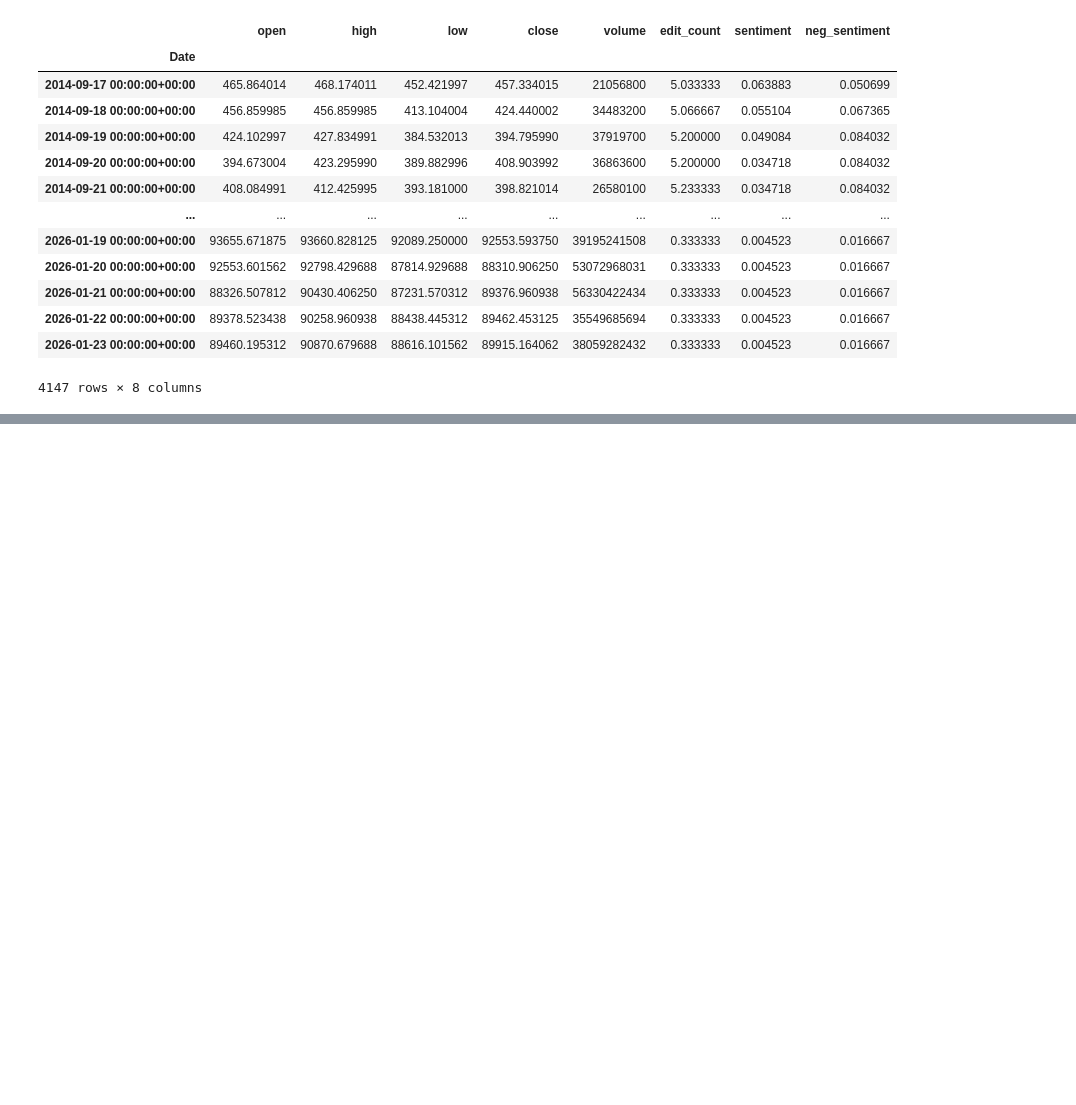
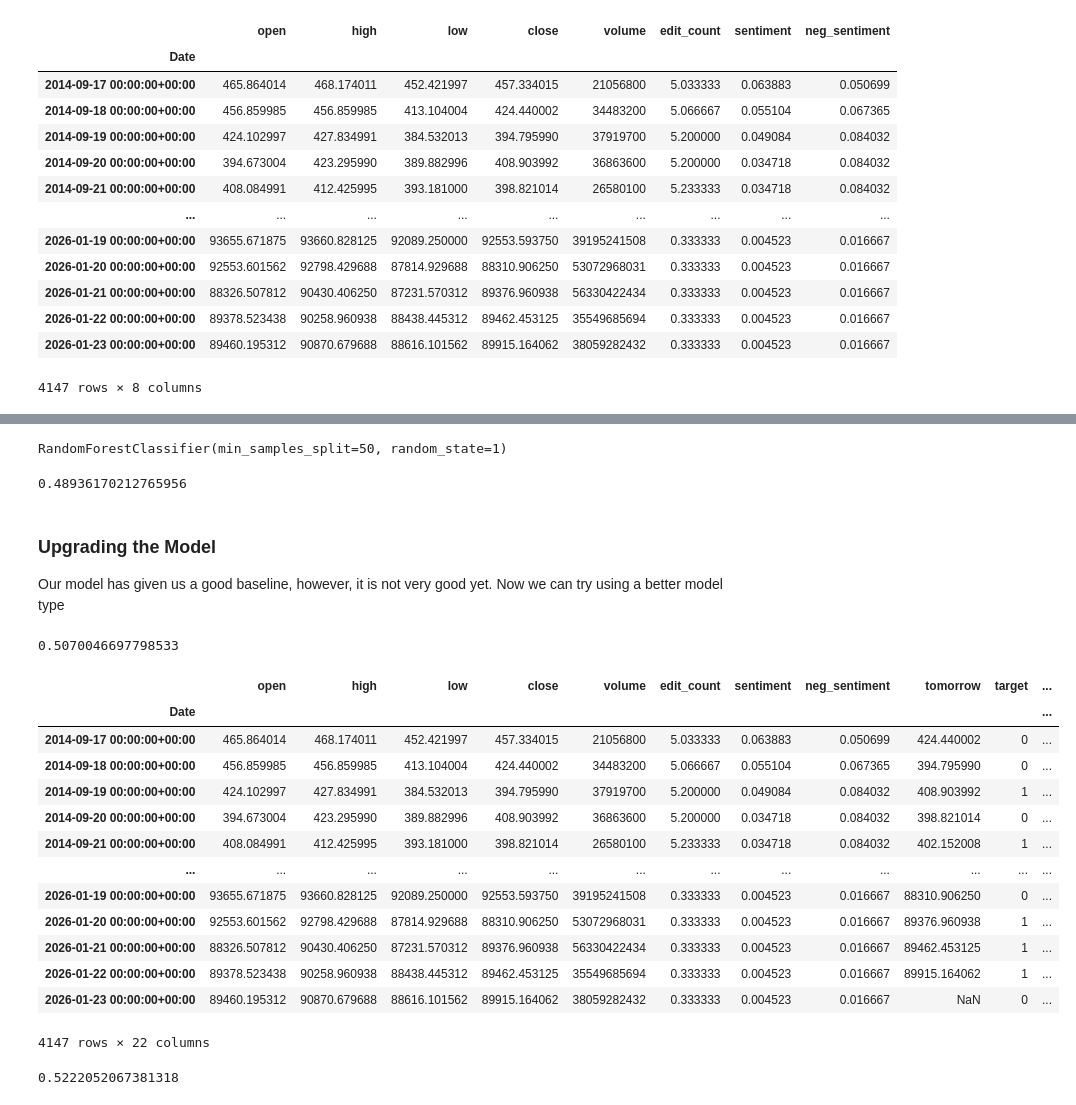
Before and after one commit to R1TE5H/ML_Projects, a Jupyter notebook: stock_predictor/Bitcoin_Predictor_1.ipynb, the cells around one changed output, grey strips where cells are left out. Cells and saved outputs as stored; diff of their text form; code cells hidden in the pictures; blank space fills up the shorter version.

```diff
--- a/stock_predictor/Bitcoin_Predictor_1.ipynb
+++ b/stock_predictor/Bitcoin_Predictor_1.ipynb
@@ -236,3 +236,5 @@ btc_data
 | 2026-01-22 00:00:00+00:00 | 89378.523438 | 90258.960938 | 88438.445312 | 89462.453125 | 35549685694 | 0.333333 | 0.004523 | 0.016667 |
 | 2026-01-23 00:00:00+00:00 | 89460.195312 | 90870.679688 | 88616.101562 | 89915.164062 | 38059282432 | 0.333333 | 0.004523 | 0.016667 |
 4147 rows × 8 columns
+# %%
+btc_data["tomorrow"] = btc_data["close"].shift(-1)
@@ -238,0 +258,2 @@ btc_data
+# %%
+btc_data["target"] = (btc_data["tomorrow"] > btc_data["close"]).astype(int)
@@ -238,0 +287,23 @@ btc_data
+# %%
+from sklearn.ensemble import RandomForestClassifier
+
+model = RandomForestClassifier(n_estimators=100, min_samples_split=50, random_state=1)
+train = btc_data.iloc[:-200]
+test = btc_data.iloc[-200:]
+
+
+features = ["close", "volume", "open", "high", "low", "edit_count", "sentiment", "neg_sentiment"]
+
+model.fit(train[features], train["target"])
+# %% [output]
+RandomForestClassifier(min_samples_split=50, random_state=1)
+# %%
+from sklearn.metrics import precision_score
+
+predictions = model.predict(test[features])
+predictions = pd.Series(predictions, index=test.index)
+
+precision = precision_score(test["target"], predictions)
+precision
+# %% [output]
+0.48936170212765956
@@ -238,0 +328,3 @@ btc_data
+# %% [markdown]
+### Upgrading the Model
+Our model has given us a good baseline, however, it is not very good yet. Now we can try using a better model type
@@ -238,0 +336,46 @@ btc_data
+# %%
+precision_score(predictions["target"], predictions["predictions"])
+# %% [output]
+0.5070046697798533
+# %%
+def compute_rolling(data):
+    horizons = [2, 7, 60, 365]
+    new_predictors = ["close", "sentiment", "neg_sentiment"]
+
+    for horizon in horizons:
+        rolling_averages = data.rolling(horizon, min_periods=1).mean()
+
+        ration_column = f"close_ration_{horizon}"
+        data[ration_column] = data["close"] / rolling_averages["close"]
+
+        edit_column = f"edit_{horizon}"
+        data[edit_column] = rolling_averages["edit_count"]
+
+        rolling = data.rolling(horizon, closed="left", min_periods=1).mean()
+
+        trend_column = f"trend_{horizon}"
+
+        data[trend_column] = rolling["target"]
+
+        new_predictors+= [ration_column, edit_column, trend_column]
+
+    return data, new_predictors
+# %%
+btc, new_predictors = compute_rolling(btc_data.copy())
+# %%
+btc
+# %% [output]
+|  | open | high | low | close | volume | edit_count | sentiment | neg_sentiment | tomorrow | target | ... |
+| Date |  |  |  |  |  |  |  |  |  |  | ... |
+| 2014-09-17 00:00:00+00:00 | 465.864014 | 468.174011 | 452.421997 | 457.334015 | 21056800 | 5.033333 | 0.063883 | 0.050699 | 424.440002 | 0 | ... |
+| 2014-09-18 00:00:00+00:00 | 456.859985 | 456.859985 | 413.104004 | 424.440002 | 34483200 | 5.066667 | 0.055104 | 0.067365 | 394.795990 | 0 | ... |
+| 2014-09-19 00:00:00+00:00 | 424.102997 | 427.834991 | 384.532013 | 394.795990 | 37919700 | 5.200000 | 0.049084 | 0.084032 | 408.903992 | 1 | ... |
+| 2014-09-20 00:00:00+00:00 | 394.673004 | 423.295990 | 389.882996 | 408.903992 | 36863600 | 5.200000 | 0.034718 | 0.084032 | 398.821014 | 0 | ... |
+| 2014-09-21 00:00:00+00:00 | 408.084991 | 412.425995 | 393.181000 | 398.821014 | 26580100 | 5.233333 | 0.034718 | 0.084032 | 402.152008 | 1 | ... |
+| ... | ... | ... | ... | ... | ... | ... | ... | ... | ... | ... | ... |
+| 2026-01-19 00:00:00+00:00 | 93655.671875 | 93660.828125 | 92089.250000 | 92553.593750 | 39195241508 | 0.333333 | 0.004523 | 0.016667 | 88310.906250 | 0 | ... |
+| 2026-01-20 00:00:00+00:00 | 92553.601562 | 92798.429688 | 87814.929688 | 88310.906250 | 53072968031 | 0.333333 | 0.004523 | 0.016667 | 89376.960938 | 1 | ... |
+| 2026-01-21 00:00:00+00:00 | 88326.507812 | 90430.406250 | 87231.570312 | 89376.960938 | 56330422434 | 0.333333 | 0.004523 | 0.016667 | 89462.453125 | 1 | ... |
+| 2026-01-22 00:00:00+00:00 | 89378.523438 | 90258.960938 | 88438.445312 | 89462.453125 | 35549685694 | 0.333333 | 0.004523 | 0.016667 | 89915.164062 | 1 | ... |
+| 2026-01-23 00:00:00+00:00 | 89460.195312 | 90870.679688 | 88616.101562 | 89915.164062 | 38059282432 | 0.333333 | 0.004523 | 0.016667 | NaN | 0 | ... |
+4147 rows × 22 columns
@@ -238,0 +384,4 @@ btc_data
+# %%
+precision_score(predictions["target"], predictions["predictions"])
+# %% [output]
+0.5222052067381318
```
Also changed, not shown: parts of 9 cells of this notebook.
